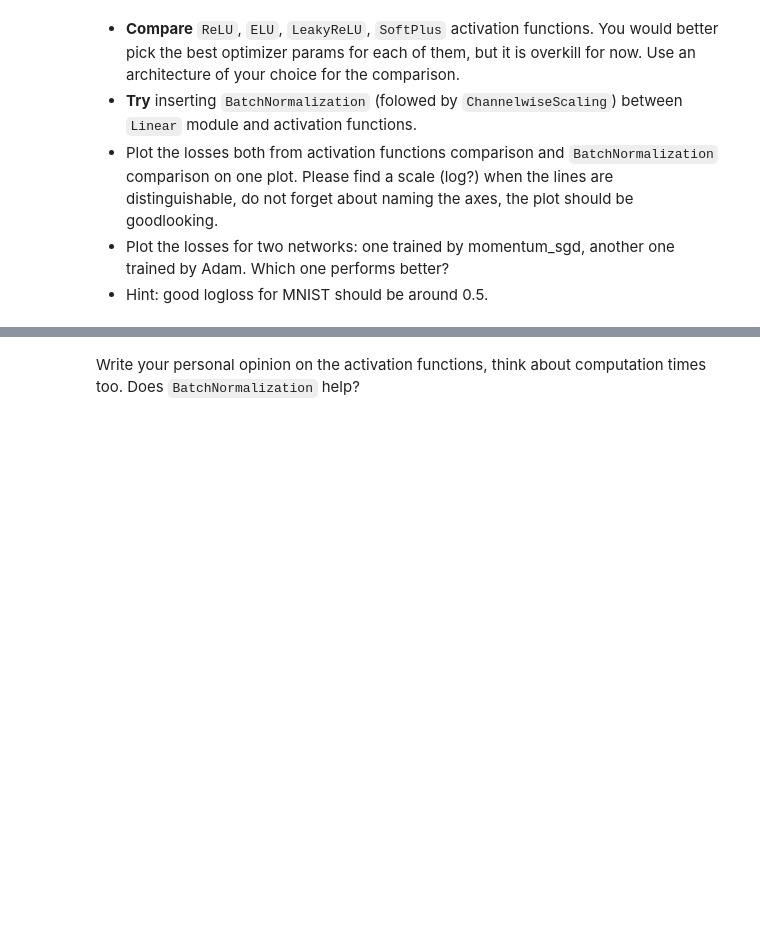
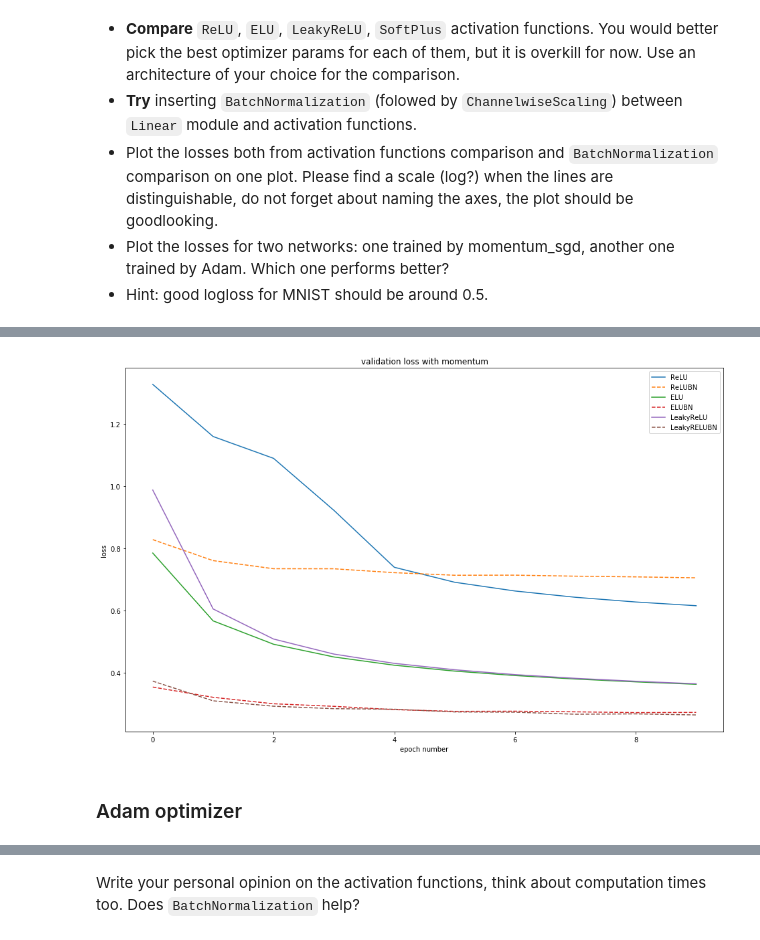
Before and after one commit to archie230/ml-mipt-solutions, a Jupyter notebook: week0_08_Intro_to_DL/main_notebook.ipynb, the cells around one changed output, grey strips where cells are left out. Saved outputs shown, nothing was run; the diff lists cells and outputs as text; code cells hidden in the pictures; blank space fills up the shorter version.

```diff
--- a/week0_08_Intro_to_DL/main_notebook.ipynb
+++ b/week0_08_Intro_to_DL/main_notebook.ipynb
@@ -179,9 +208,3 @@ You would better pick the best optimizer params for each of them, but it is over
 - Plot the losses both from activation functions comparison and `BatchNormalization` comparison on one plot. Please find a scale (log?) when the lines are distinguishable, do not forget about naming the axes, the plot should be goodlooking.
 - Plot the losses for two networks: one trained by momentum_sgd, another one trained by Adam. Which one performs better?
 - Hint: good logloss for MNIST should be around 0.5.
-# %%
-# Your code goes here. ################################################
-def SimpleModel(activation_layer):
-    return Sequential(Linear(28*28, 10), activation_layer)
-
-def train_model(model, optimizer,):
@@ -187,0 +417,18 @@ def train_model(model, optimizer,):
+# %%
+plt.figure(figsize=(16, 10))
+
+for key in losses_momentum:
+    if key.find("BN") != -1:
+        plt.plot(losses_momentum[key][1], label=key, linestyle = '--')
+    else:
+        plt.plot(losses_momentum[key][1], label=key)
+
+plt.title("validation loss with momentum")
+plt.xlabel("epoch number")
+plt.ylabel("loss")
+plt.legend()
+plt.show()
+# %% [output]
+[figure, added]
+# %% [markdown]
+### Adam optimizer
```
Also changed, not shown: parts of 24 cells of this notebook, 2 other files.
